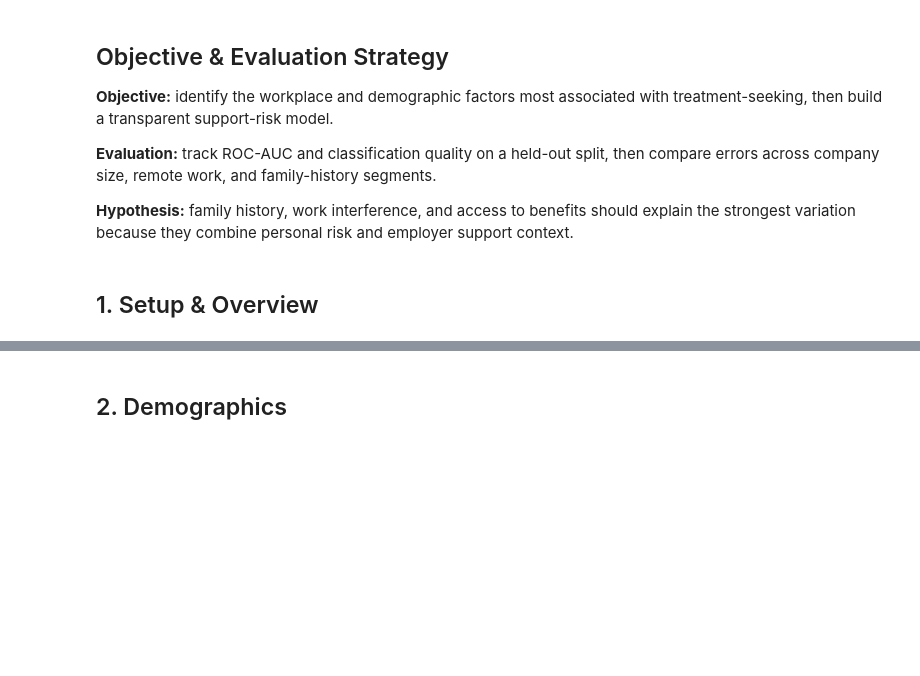
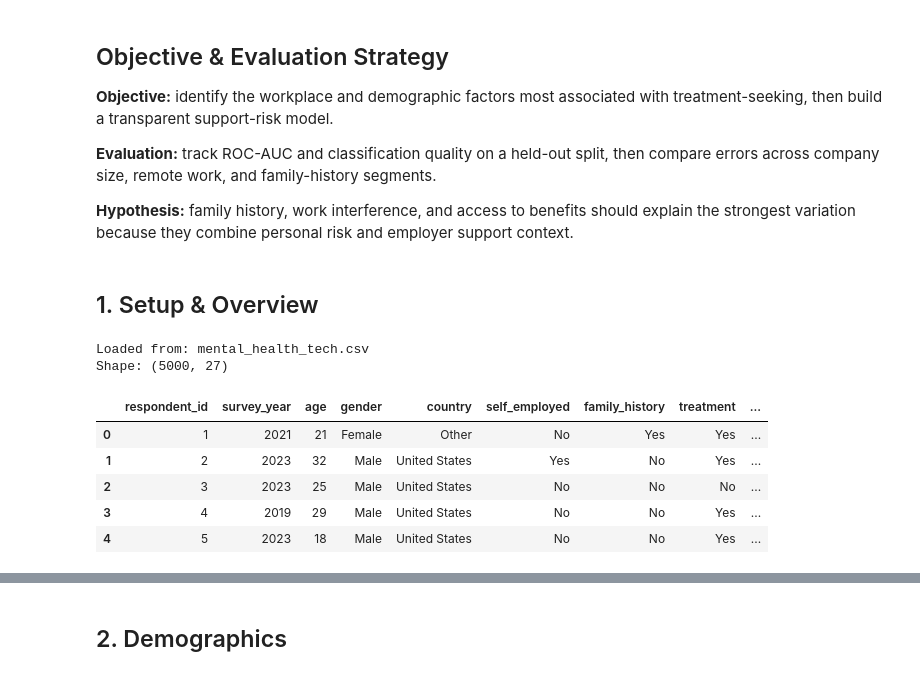
Before and after one commit to gr8monk3ys/kaggle, a Jupyter notebook: datasets/mental-health-tech/explore.ipynb, the cells around one changed output, grey strips where cells are left out. Cells and saved outputs as stored; diff of their text form; code cells hidden in the pictures; blank space fills up the shorter version.

```diff
--- a/datasets/mental-health-tech/explore.ipynb
+++ b/datasets/mental-health-tech/explore.ipynb
@@ -57,3 +30,63 @@ df.head()
+# %%
+import os
+from pathlib import Path
+
+import numpy as np
+import pandas as pd
+import matplotlib.pyplot as plt
+import matplotlib.patches as mpatches
+import seaborn as sns
+from sklearn.preprocessing import LabelEncoder
+from sklearn.model_selection import StratifiedKFold, cross_val_score, train_test_split
+from sklearn.metrics import classification_report, roc_auc_score, confusion_matrix, roc_curve
+import warnings
+warnings.filterwarnings('ignore')
+
+MOUNT_GUESS = '/kaggle/input/mental-health-in-tech-survey-5k'
+MARKER = 'mental_health_tech.csv'
+
+def _find_data_dir(marker):
+    # Locate the dataset wherever Kaggle mounted it. Two earlier guesses failed
+    # here: the exact path /kaggle/input/<slug> did not exist, and a one-level
+    # glob of /kaggle/input/* missed it too, because the files mount NESTED
+    # (the run that taught us this found only /kaggle/input/datasets). Walk the
+    # mount tree for the file we actually need, and if it is absent say what was
+    # there so the next failure is diagnosable rather than another guess.
+    exact = os.path.join(MOUNT_GUESS, marker)
+    if os.path.exists(exact):
+        return MOUNT_GUESS
+    if os.path.isdir('/kaggle/input'):
+        for root, _dirs, files in os.walk('/kaggle/input'):
+            if marker in files:
+                return root
+    if os.path.exists(marker):
+        return '.'
+    seen = []
+    if os.path.isdir('/kaggle/input'):
+        for root, _dirs, files in os.walk('/kaggle/input'):
+            seen.append(f"{root}: {sorted(files)[:6]}")
+    raise FileNotFoundError(
+        f"{marker} not found. Searched /kaggle/input and the working dir. "
+        f"Mounted: {seen or 'nothing under /kaggle/input'}. "
+        "Attach the dataset to this notebook (Add Input) and re-run."
+    )
+
+DATA_DIR = _find_data_dir(MARKER)
+csv_path = Path(DATA_DIR) / MARKER
+
+df = pd.read_csv(csv_path)
+print(f"Loaded from: {csv_path}")
+print(f"Shape: {df.shape}")
+df.head()
+# %% [output]
+Loaded from: mental_health_tech.csv
+Shape: (5000, 27)
+|  | respondent_id | survey_year | age | gender | country | self_employed | family_history | treatment | ... |
+| 0 | 1 | 2021 | 21 | Female | Other | No | Yes | Yes | ... |
+| 1 | 2 | 2023 | 32 | Male | United States | Yes | No | Yes | ... |
+| 2 | 3 | 2023 | 25 | Male | United States | No | No | No | ... |
+| 3 | 4 | 2019 | 29 | Male | United States | No | No | Yes | ... |
+| 4 | 5 | 2023 | 18 | Male | United States | No | No | Yes | ... |
 # %%
 print("Dataset Summary")
 print(f"  Responses:        {len(df):,}")
```
Also changed, not shown: parts of 12 cells of this notebook, 5 other files.
